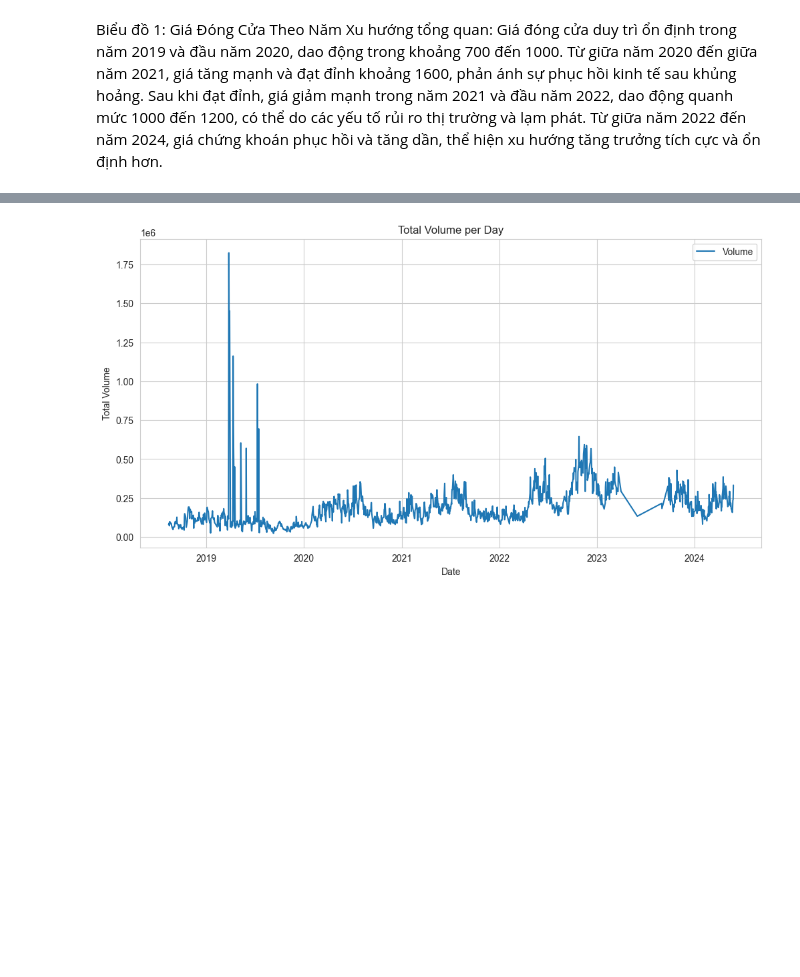
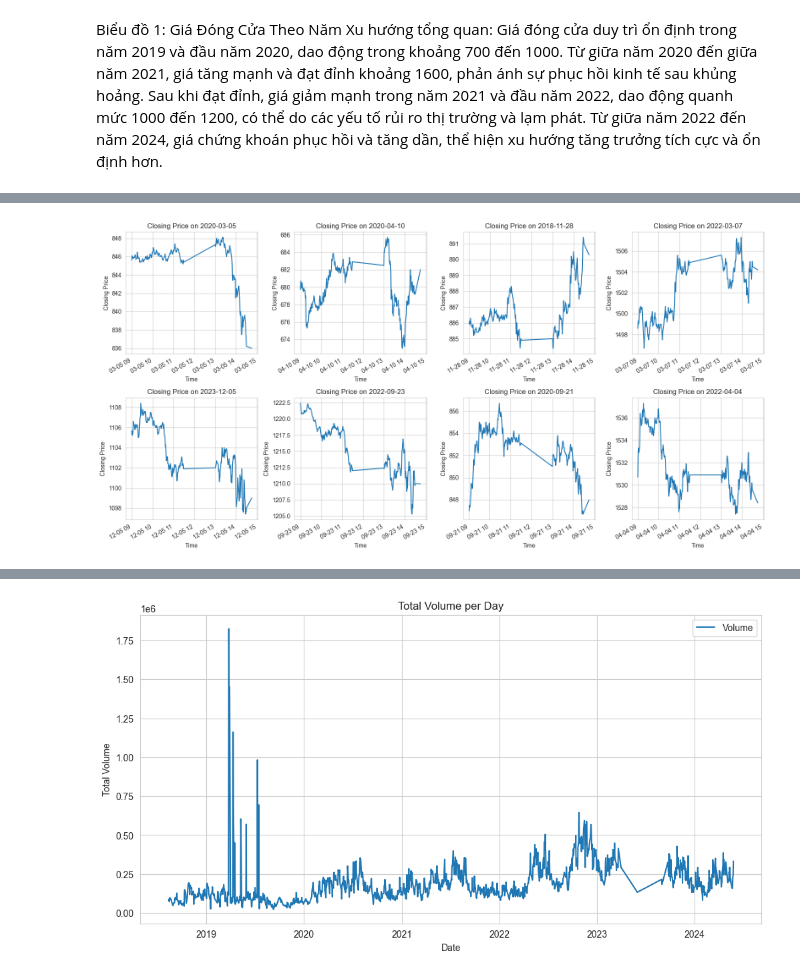
Before and after one commit to NgDMTruc/DSP_vn30f, a Jupyter notebook: notebook.ipynb, the cells around one changed output, grey strips where cells are left out. Saved outputs shown, nothing was run; the diff lists cells and outputs as text; code cells hidden in the pictures; blank space fills up the shorter version.

```diff
--- a/notebook.ipynb
+++ b/notebook.ipynb
@@ -196,0 +208,36 @@ plt.show()
+# %%
+import random
+import matplotlib.pyplot as plt
+
+# Hàm để lấy ngẫu nhiên 8 ngày
+def get_random_days(data, num_days=8):
+    # Lấy danh sách các ngày có trong dữ liệu
+    days = data.index.normalize().unique()
+    # Chọn ngẫu nhiên các ngày
+    selected_days = random.sample(list(days), num_days)
+    return selected_days
+
+# Hàm để lấy dữ liệu trong khoảng thời gian một ngày
+def get_data_for_day(data, day):
+    return data[data.index.normalize() == day]
+
+# Lấy 8 ngày ngẫu nhiên
+selected_days = get_random_days(sub_df, num_days=8)
+
+# Tạo các subplots
+fig, axs = plt.subplots(2, 4, figsize=(16, 8))
+
+# Vẽ dữ liệu cho mỗi ngày ngẫu nhiên
+for i, day in enumerate(selected_days):
+    row = i // 4
+    col = i % 4
+    day_data = get_data_for_day(sub_df, day)
+    day_data['Close'].plot(ax=axs[row, col], legend=False)
+    axs[row, col].set_title(f'Closing Price on {day.date()}')
+    axs[row, col].set_xlabel('Time')
+    axs[row, col].set_ylabel('Closing Price')
+
+plt.tight_layout()
+plt.show()
+# %% [output]
+[figure, added]
```
Also changed, not shown: parts of 42 cells of this notebook.
